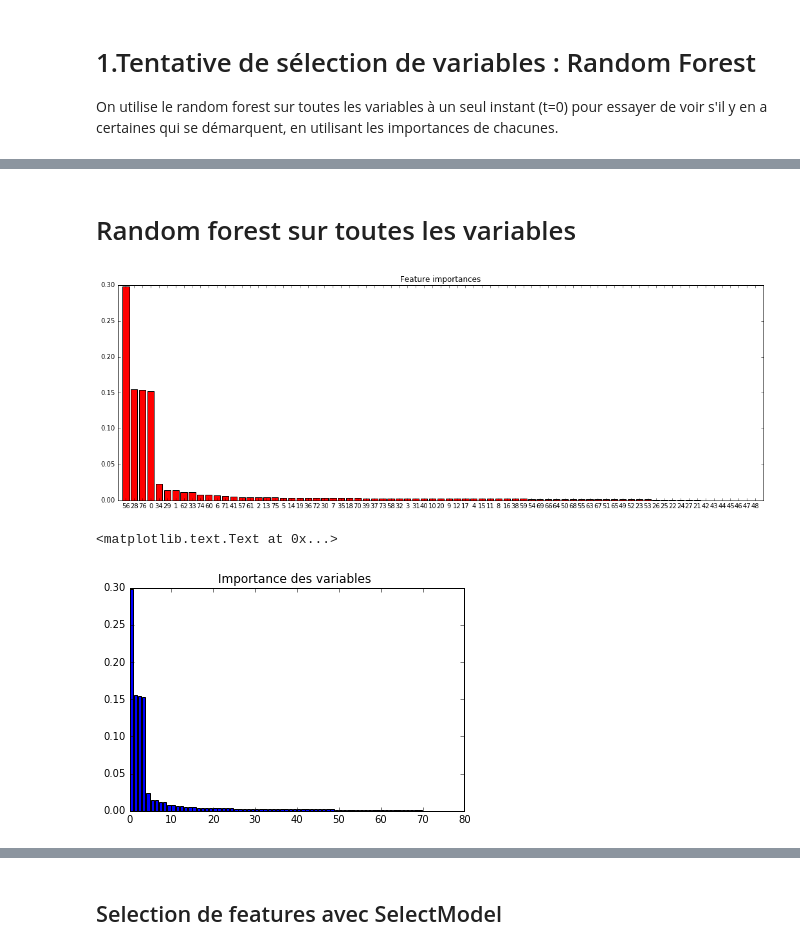
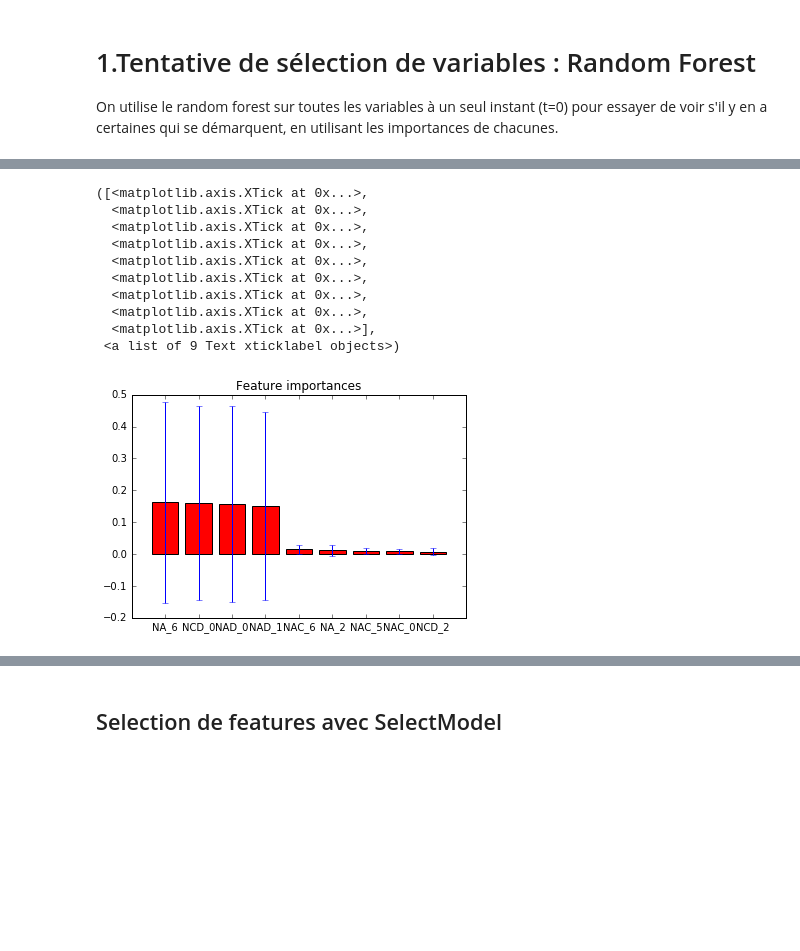
Before and after one commit to imachraoui/Buzz-social-media, a Jupyter notebook: Project-Buzz.ipynb, the cells around one changed output, grey strips where cells are left out. Cells and saved outputs as stored; diff of their text form; code cells hidden in the pictures; blank space fills up the shorter version.

```diff
--- a/Project-Buzz.ipynb
+++ b/Project-Buzz.ipynb
@@ -123,8 +142,17 @@ NameError: name 'df' is not defined
 # %%
-%matplotlib inline
 plt.title("Feature importances")
-plt.bar(range(1,len(t)), importances[indices][1:len(t)],
-       color="r", yerr=std[indices[1:len(t)]], align="center")
-plt.xticks(range(1,len(t)), df[vraisIndices[1:len(t)]].columns)
+plt.bar(range(1,10), importances[indices][1:10],
+       color="r", yerr=std[indices[1:10]], align="center")
+plt.xticks(range(1,10), df_nonNormalized[indices[1:10]].columns)
+# %% [output]
+([<matplotlib.axis.XTick at 0x...>,
+  <matplotlib.axis.XTick at 0x...>,
+  <matplotlib.axis.XTick at 0x...>,
+  <matplotlib.axis.XTick at 0x...>,
+  <matplotlib.axis.XTick at 0x...>,
+  <matplotlib.axis.XTick at 0x...>,
+  <matplotlib.axis.XTick at 0x...>,
+  <matplotlib.axis.XTick at 0x...>,
+  <matplotlib.axis.XTick at 0x...>],
+ <a list of 9 Text xticklabel objects>)
+[figure, added]
-# %% [markdown]
-# Random forest sur toutes les variables
@@ -143,24 +158,0 @@ indices = np.argsort(importances)[::-1]
-# %%
-%matplotlib inline
-X = df_Normalized
-
-#for f in range(X.shape[1]):
-#    print("%d. feature %d (%f)" % (f + 1, indices[f], importances[indices[f]]))
-
-# Plot the feature importances of the forest
-plt.figure(num=None, figsize=(18, 6), dpi=80, facecolor='w', edgecolor='k')
-plt.title("Feature importances")
-plt.bar(range(X.shape[1]), importances[indices],
-       color="r", align="center")
-plt.xticks(range(X.shape[1]), indices)
-plt.xlim([-1, X.shape[1]])
-plt.show()
-# %% [output]
-[figure, removed]
-# %%
-%matplotlib inline
-plt.bar(range(X.shape[1]), importances[indices])
-plt.title("Importance des variables ")
-# %% [output]
-<matplotlib.text.Text at 0x...>
-[figure, removed]
```
Also changed, not shown: parts of 27 cells of this notebook.
